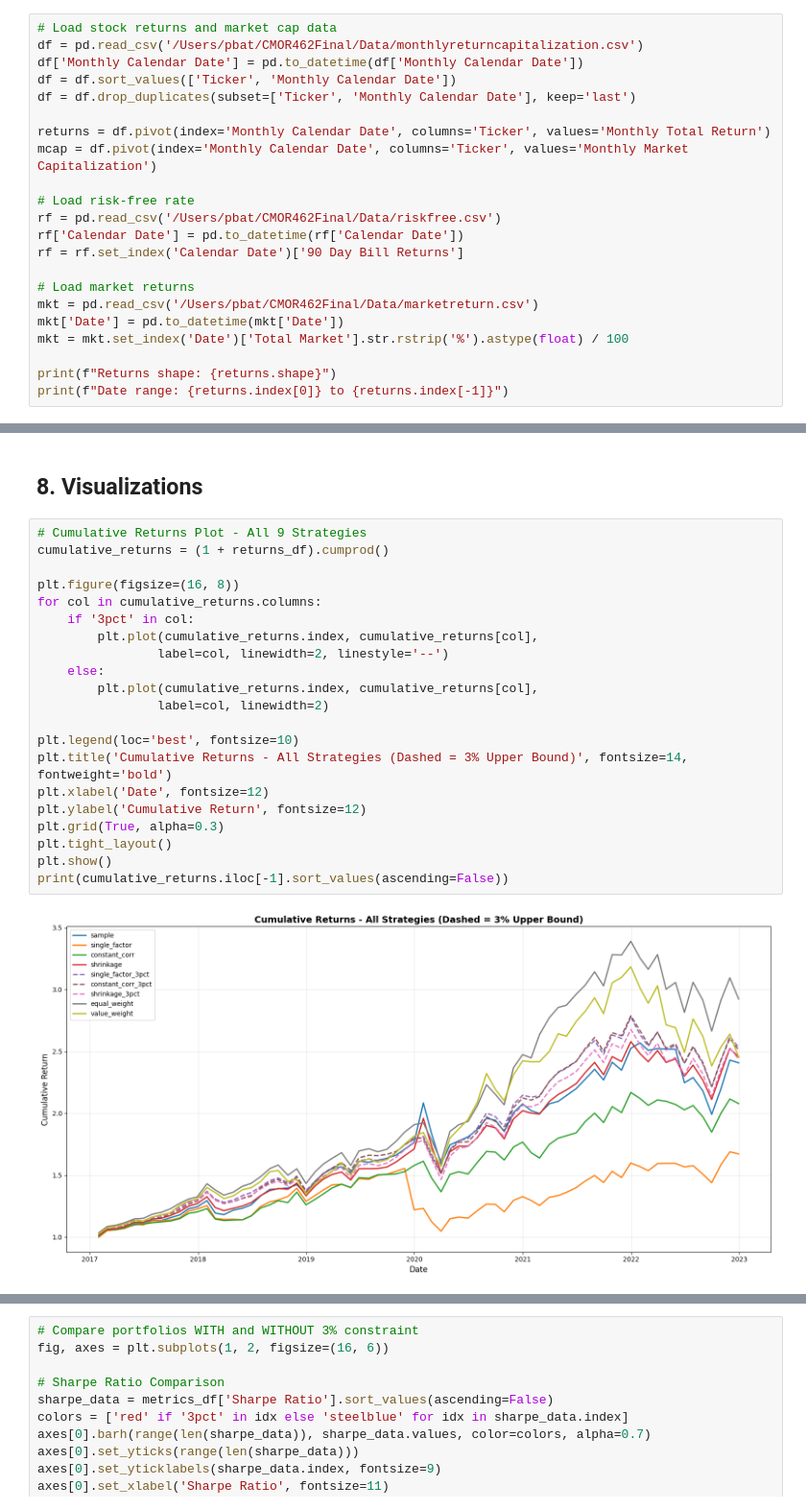
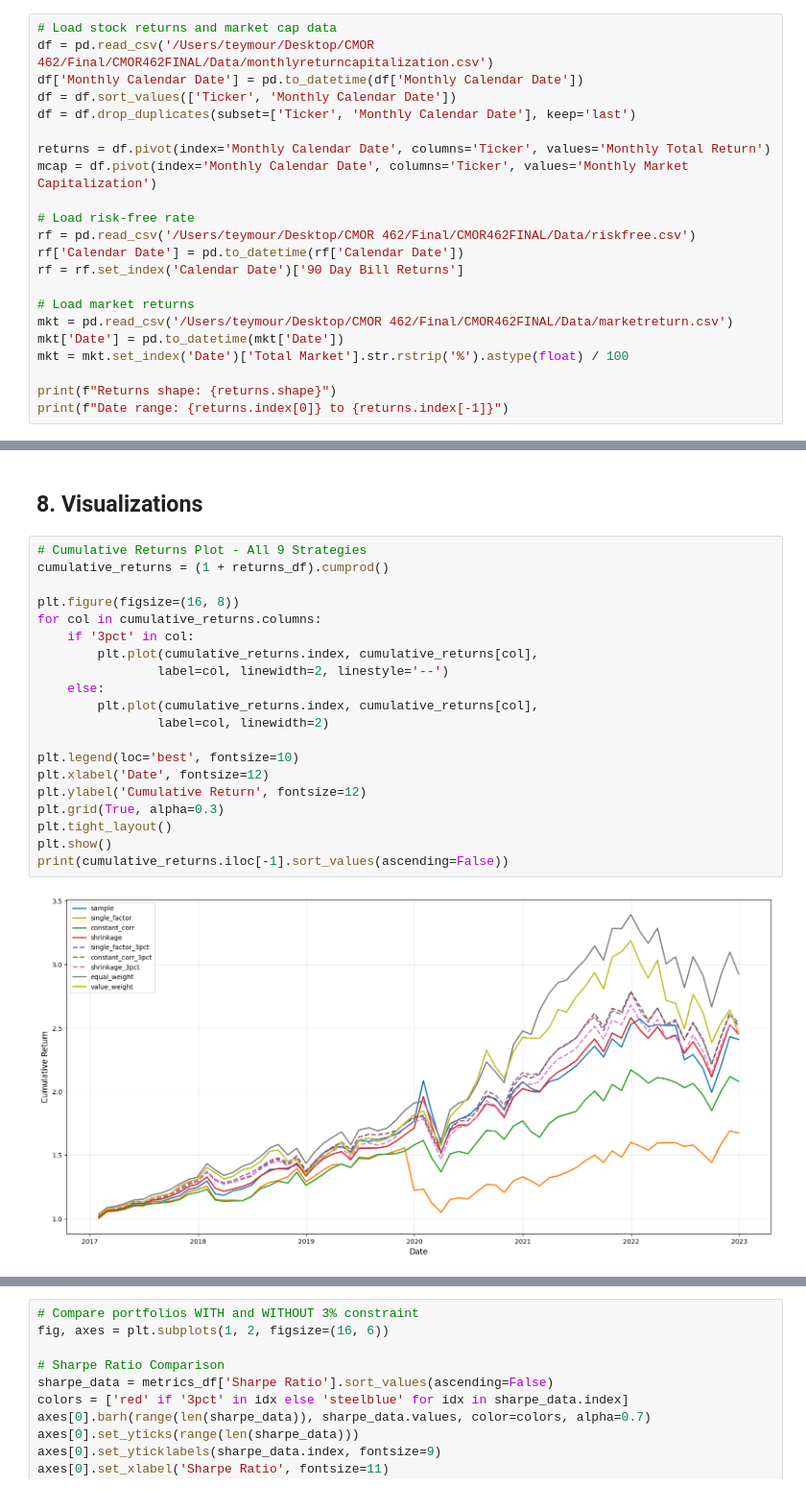
Before and after one commit to PatrickBats/CMOR462FINAL, a Jupyter notebook: Work/portfolio_analysis_improved.ipynb, the cells around one changed output, grey strips where cells are left out. Shown: that part at 96% size. Cells and saved outputs as stored; diff of their text form.

```diff
--- a/Work/portfolio_analysis_improved.ipynb
+++ b/Work/portfolio_analysis_improved.ipynb
@@ -19,7 +17,7 @@ Libraries imported successfully!
 ## 2. Load Data
 # %%
 # Load stock returns and market cap data
-df = pd.read_csv('/Users/pbat/CMOR462Final/Data/monthlyreturncapitalization.csv')
+df = pd.read_csv('/Users/teymour/Desktop/CMOR 462/Final/CMOR462FINAL/Data/monthlyreturncapitalization.csv')
 df['Monthly Calendar Date'] = pd.to_datetime(df['Monthly Calendar Date'])
 df = df.sort_values(['Ticker', 'Monthly Calendar Date'])
 df = df.drop_duplicates(subset=['Ticker', 'Monthly Calendar Date'], keep='last')
@@ -28,12 +26,12 @@ returns = df.pivot(index='Monthly Calendar Date', columns='Ticker', values='Mont
 mcap = df.pivot(index='Monthly Calendar Date', columns='Ticker', values='Monthly Market Capitalization')
 
 # Load risk-free rate
-rf = pd.read_csv('/Users/pbat/CMOR462Final/Data/riskfree.csv')
+rf = pd.read_csv('/Users/teymour/Desktop/CMOR 462/Final/CMOR462FINAL/Data/riskfree.csv')
 rf['Calendar Date'] = pd.to_datetime(rf['Calendar Date'])
 rf = rf.set_index('Calendar Date')['90 Day Bill Returns']
 
 # Load market returns
-mkt = pd.read_csv('/Users/pbat/CMOR462Final/Data/marketreturn.csv')
+mkt = pd.read_csv('/Users/teymour/Desktop/CMOR 462/Final/CMOR462FINAL/Data/marketreturn.csv')
 mkt['Date'] = pd.to_datetime(mkt['Date'])
 mkt = mkt.set_index('Date')['Total Market'].str.rstrip('%').astype(float) / 100
 
@@ -315,26 +309,25 @@ metrics_df
 # %%
 # Cumulative Returns Plot - All 9 Strategies
 cumulative_returns = (1 + returns_df).cumprod()
 
 plt.figure(figsize=(16, 8))
 for col in cumulative_returns.columns:
     if '3pct' in col:
         plt.plot(cumulative_returns.index, cumulative_returns[col],
                 label=col, linewidth=2, linestyle='--')
     else:
         plt.plot(cumulative_returns.index, cumulative_returns[col],
                 label=col, linewidth=2)
 
 plt.legend(loc='best', fontsize=10)
-plt.title('Cumulative Returns - All Strategies (Dashed = 3% Upper Bound)', fontsize=14, fontweight='bold')
 plt.xlabel('Date', fontsize=12)
 plt.ylabel('Cumulative Return', fontsize=12)
 plt.grid(True, alpha=0.3)
 plt.tight_layout()
 plt.show()
 print(cumulative_returns.iloc[-1].sort_values(ascending=False))
 # %% [output]
-[figure, old version]
+[figure, new version]
 equal_weight          2.924131
 single_factor_3pct    2.533977
 constant_corr_3pct    2.512801
```
Also changed, not shown: parts of 7 cells of this notebook.
